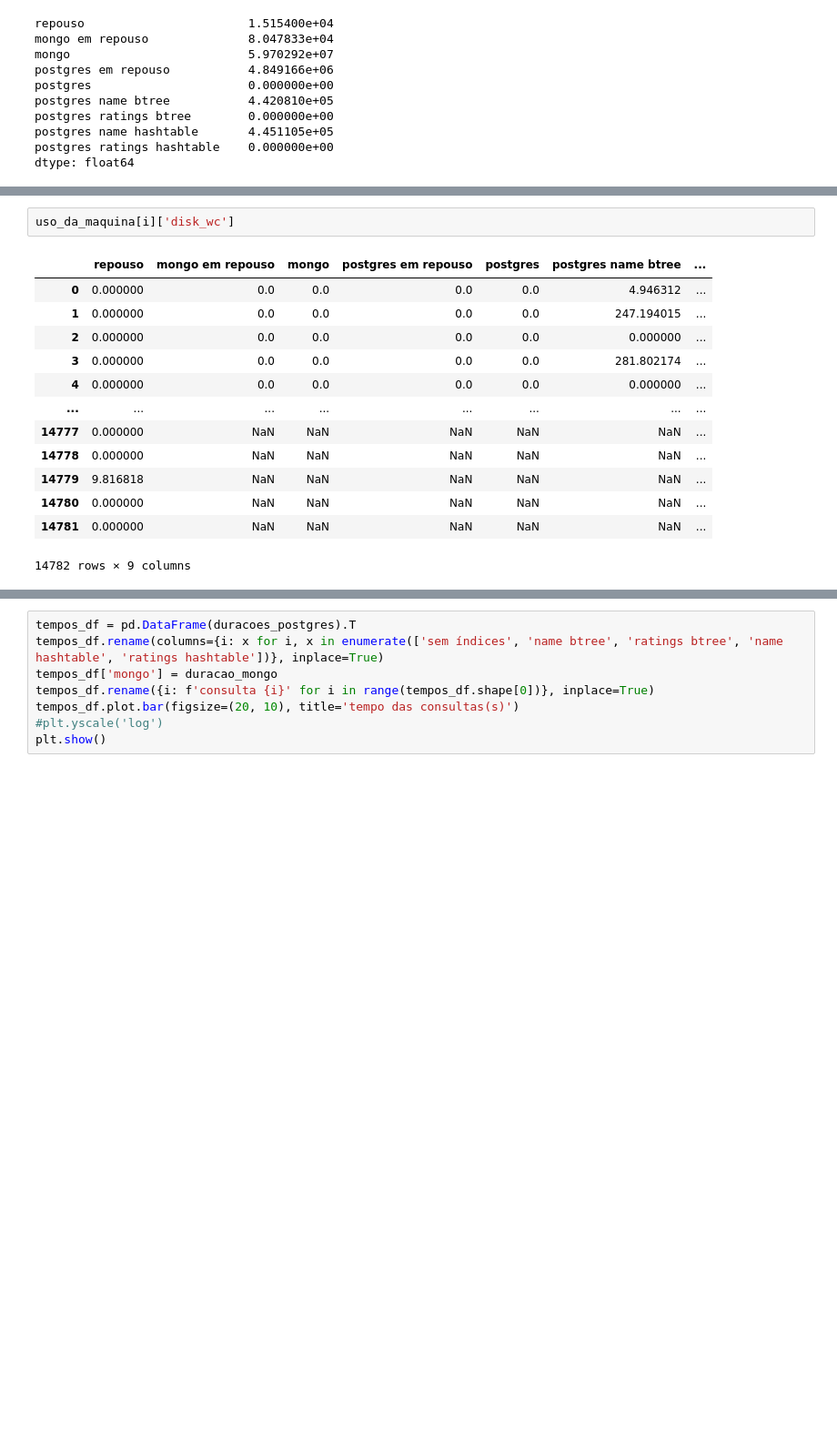
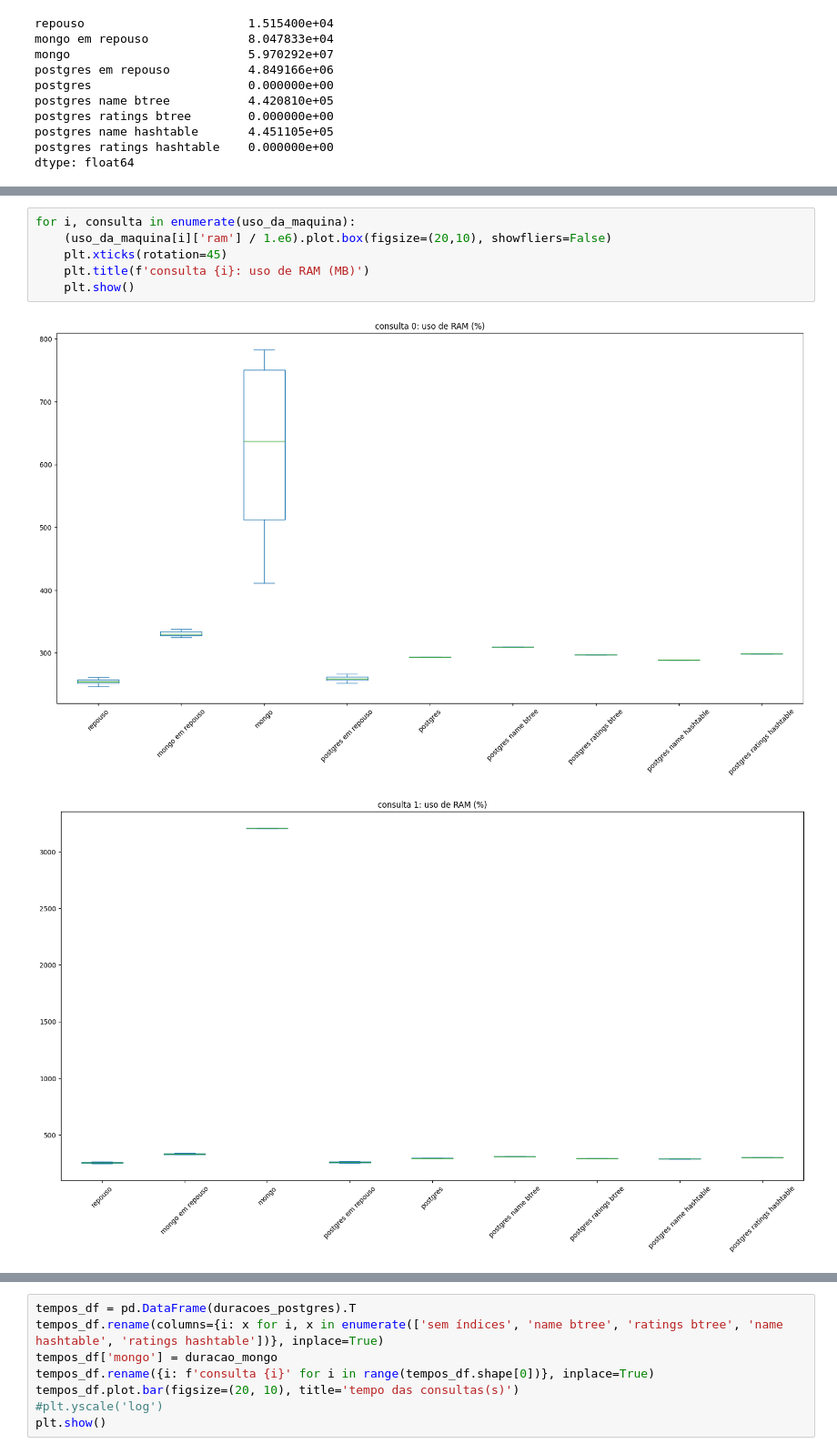
Before and after one commit to leticiapinho/banco-de-dados-MAC5760, a Jupyter notebook: experiment/Análise do desempenho.ipynb, the cells around one changed output, grey strips where cells are left out. Shown at 91% size. Saved outputs shown, nothing was run; the diff lists cells and outputs as text; blank space fills up the shorter version.

```diff
--- a/experiment/Análise do desempenho.ipynb
+++ b/experiment/Análise do desempenho.ipynb
@@ -127,16 +82,9 @@ for i, consulta in enumerate(uso_da_maquina):
-# %%
-uso_da_maquina[i]['disk_wc']
-# %% [output]
-|  | repouso | mongo em repouso | mongo | postgres em repouso | postgres | postgres name btree | ... |
-| 0 | 0.000000 | 0.0 | 0.0 | 0.0 | 0.0 | 4.946312 | ... |
-| 1 | 0.000000 | 0.0 | 0.0 | 0.0 | 0.0 | 247.194015 | ... |
-| 2 | 0.000000 | 0.0 | 0.0 | 0.0 | 0.0 | 0.000000 | ... |
-| 3 | 0.000000 | 0.0 | 0.0 | 0.0 | 0.0 | 281.802174 | ... |
-| 4 | 0.000000 | 0.0 | 0.0 | 0.0 | 0.0 | 0.000000 | ... |
-| ... | ... | ... | ... | ... | ... | ... | ... |
-| 14777 | 0.000000 | NaN | NaN | NaN | NaN | NaN | ... |
-| 14778 | 0.000000 | NaN | NaN | NaN | NaN | NaN | ... |
-| 14779 | 9.816818 | NaN | NaN | NaN | NaN | NaN | ... |
-| 14780 | 0.000000 | NaN | NaN | NaN | NaN | NaN | ... |
-| 14781 | 0.000000 | NaN | NaN | NaN | NaN | NaN | ... |
-14782 rows × 9 columns
+# %%
+for i, consulta in enumerate(uso_da_maquina):
+    (uso_da_maquina[i]['ram'] / 1.e6).plot.box(figsize=(20,10), showfliers=False)
+    plt.xticks(rotation=45)
+    plt.title(f'consulta {i}: uso de RAM (MB)')
+    plt.show()
+# %% [output]
+[figure, added]
+[figure, added]
```
Also changed, not shown: parts of 5 cells of this notebook.
